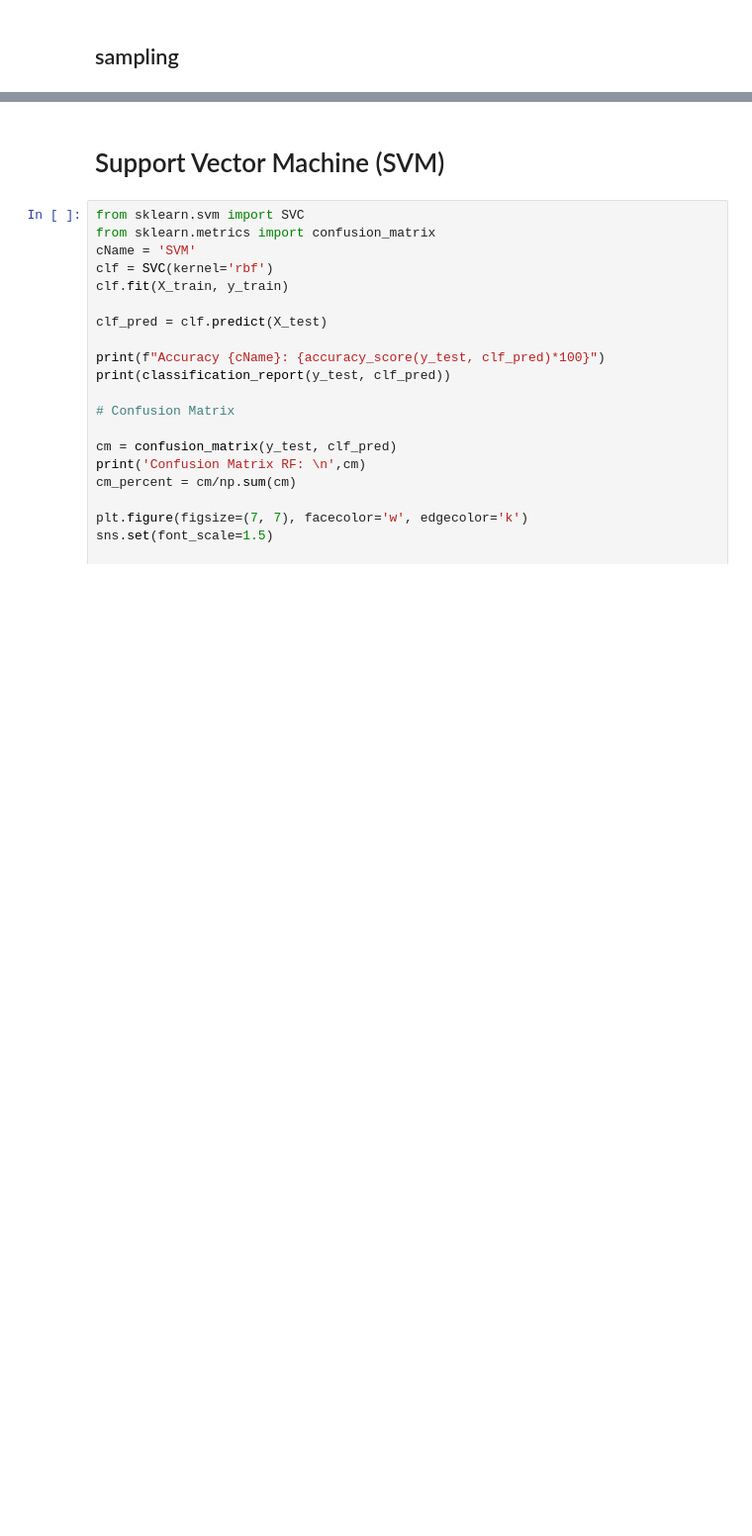
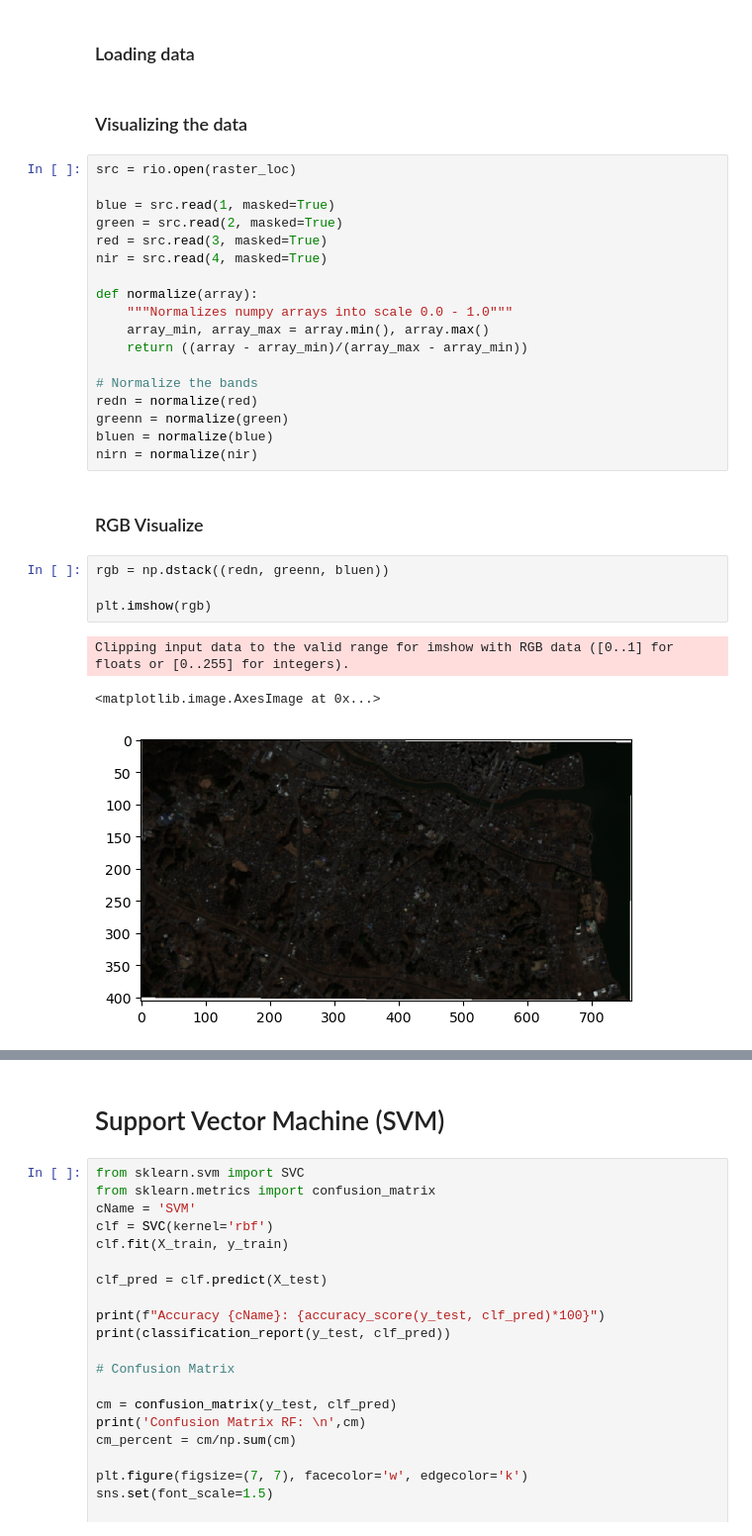
Before and after one commit to waleedgeo/lulc_py, a Jupyter notebook: lulc_py.ipynb, the cells around one changed output, grey strips where cells are left out. Shown: that part at 99% size. Cells and saved outputs as stored; diff of their text form; blank space fills up the shorter version.

```diff
--- a/lulc_py.ipynb
+++ b/lulc_py.ipynb
@@ -25,2 +40,32 @@ lulc_name = ['Water', 'Dense Veg', 'Veg', 'Urban', 'Barren']
-# %% [markdown]
-## sampling
+# %% [markdown]
+### Loading  data
+# %% [markdown]
+### Visualizing the data
+# %%
+src = rio.open(raster_loc)
+
+blue = src.read(1, masked=True)
+green = src.read(2, masked=True)
+red = src.read(3, masked=True)
+nir = src.read(4, masked=True)
+
+def normalize(array):
+    """Normalizes numpy arrays into scale 0.0 - 1.0"""
+    array_min, array_max = array.min(), array.max()
+    return ((array - array_min)/(array_max - array_min))
+
+# Normalize the bands
+redn = normalize(red)
+greenn = normalize(green)
+bluen = normalize(blue)
+nirn = normalize(nir)
+# %% [markdown]
+### RGB Visualize
+# %%
+rgb = np.dstack((redn, greenn, bluen))
+
+plt.imshow(rgb)
+# %% [output]
+Clipping input data to the valid range for imshow with RGB data ([0..1] for floats or [0..255] for integers).
+<matplotlib.image.AxesImage at 0x...>
+[figure, added]
```
Also changed, not shown: parts of 17 cells of this notebook, 38 other files.
